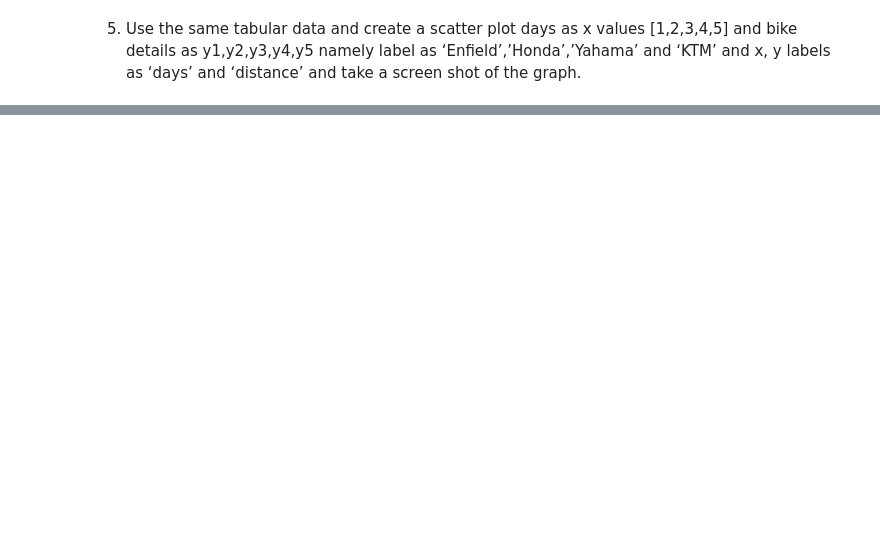
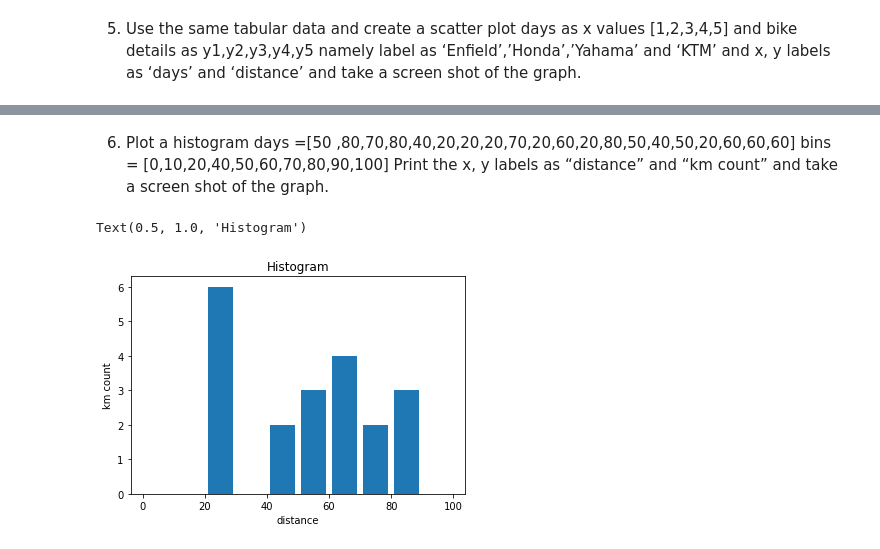
Before and after one commit to venkat2ram/Python, a Jupyter notebook: Asgn2_matplotlib.ipynb, the cells around one changed output, grey strips where cells are left out. Cells and saved outputs as stored; diff of their text form; code cells hidden in the pictures; blank space fills up the shorter version.

```diff
--- a/Asgn2_matplotlib.ipynb
+++ b/Asgn2_matplotlib.ipynb
@@ -51,0 +82,17 @@ color=['r', 'y', 'g','b']
+# %% [markdown]
+6.	Plot a histogram
+days =[50 ,80,70,80,40,20,20,20,70,20,60,20,80,50,40,50,20,60,60,60]
+bins = [0,10,20,40,50,60,70,80,90,100]
+Print the x, y labels as “distance” and “km count” and take a screen shot of the graph.
+# %%
+days =[50 ,80,70,80,40,20,20,20,70,20,60,20,80,50,40,50,20,60,60,60]
+bins = [0,10,20,40,50,60,70,80,90,100]
+rang=(0,100)
+bins=10
+plt.hist(days,bins,rang,histtype='bar',rwidth=0.8)
+plt.xlabel('distance')
+plt.ylabel('km count')
+plt.title('Histogram')
+# %% [output]
+Text(0.5, 1.0, 'Histogram')
+[figure, added]
```
Also changed, not shown: parts of 2 cells of this notebook.
